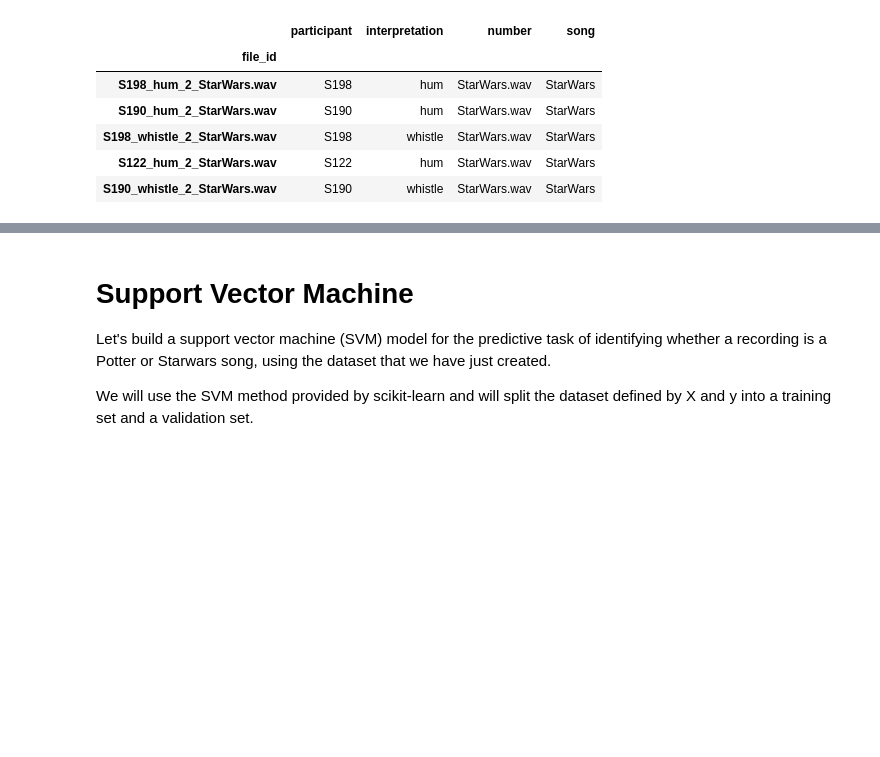
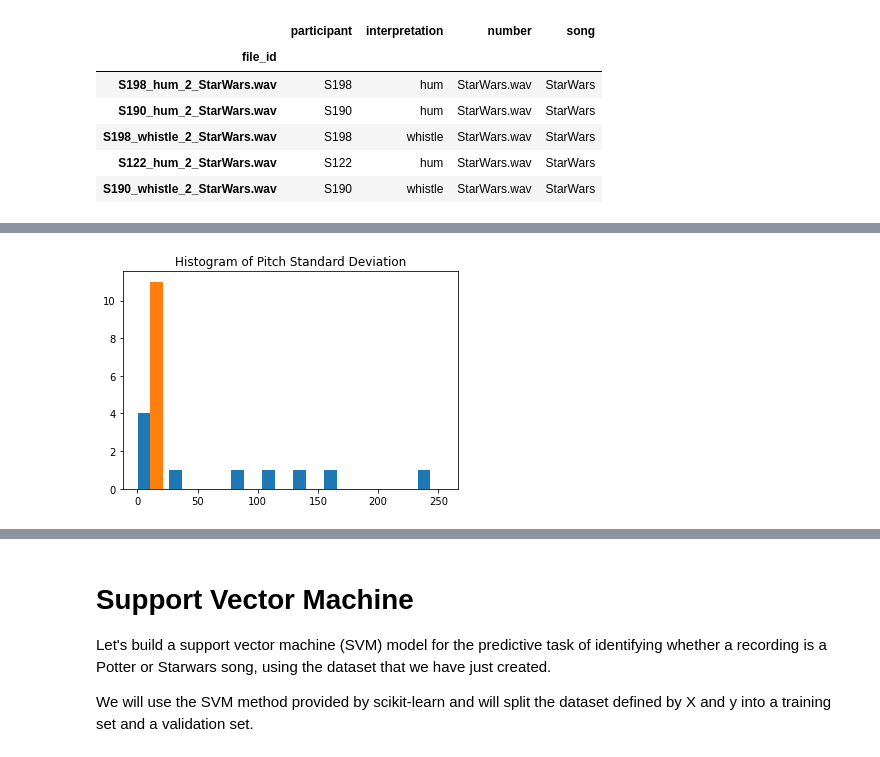
Before and after one commit to adamt645/Projects, a Jupyter notebook: Untitled7.ipynb, the cells around one changed output, grey strips where cells are left out. Cells and saved outputs as stored; diff of their text form; code cells hidden in the pictures; blank space fills up the shorter version.

```diff
--- a/Untitled7.ipynb
+++ b/Untitled7.ipynb
@@ -251,0 +383,6 @@ The above cell suggests that the recordings are relatively well-balanced.
+# %%
+pitch_sd = plt.hist(pitch_sd_vis, bins=10)
+plt.title('Histogram of Pitch Standard Deviation')
+plt.show()
+# %% [output]
+[figure, added]
```
Also changed, not shown: parts of 45 cells of this notebook.
